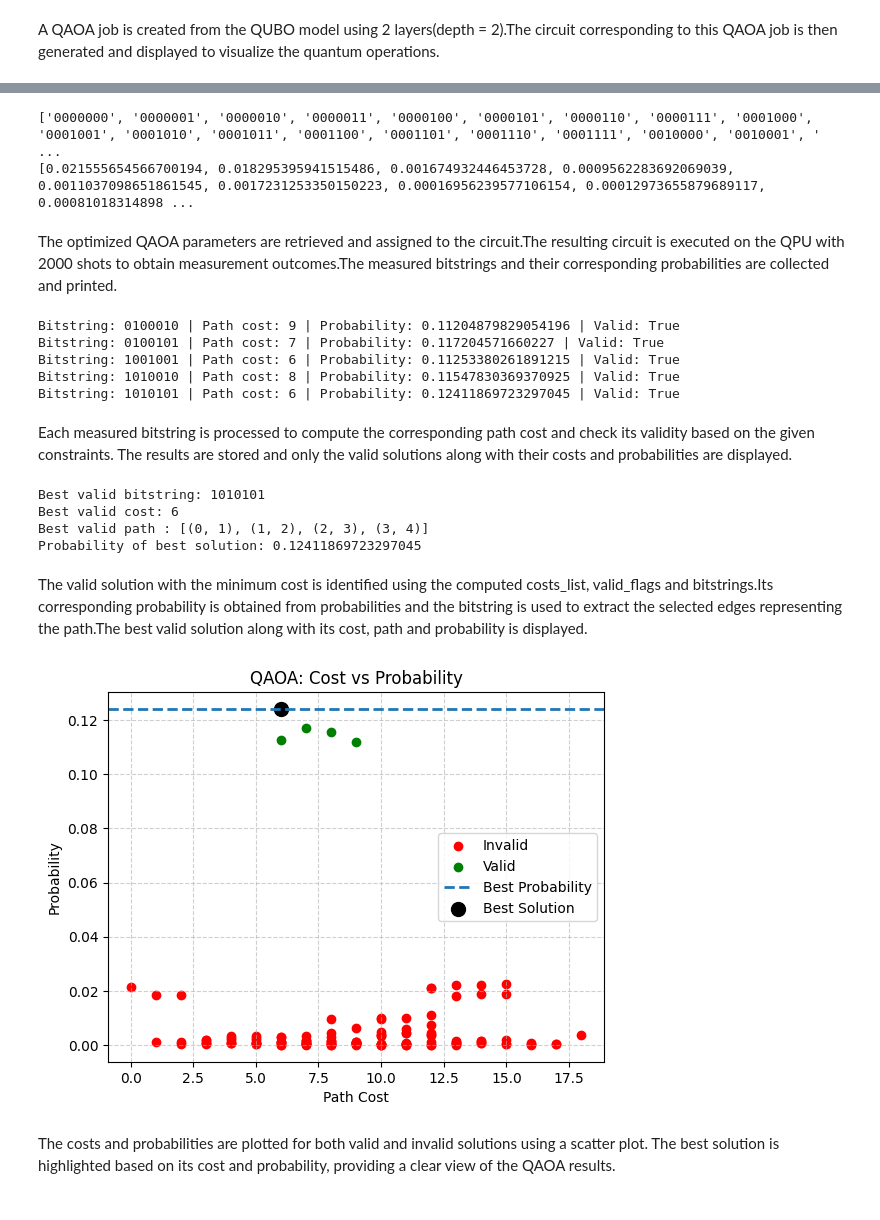
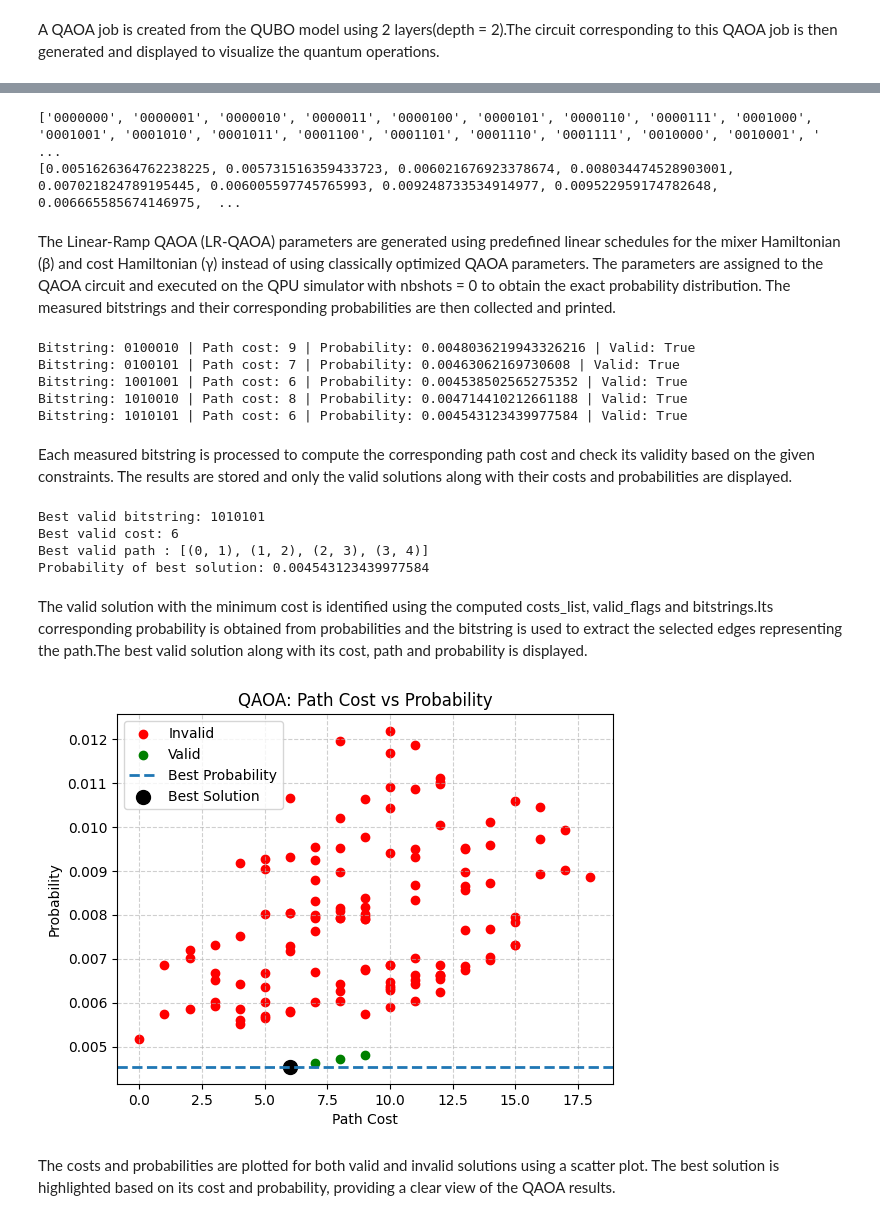
Before and after one commit to snehaesther/qubo, a Jupyter notebook: qaoa_notebook/qaoa_prob_cost.ipynb, the cells around one changed output, grey strips where cells are left out. Drawn from its saved outputs; the diff is of its cells as text; code cells hidden in the pictures.

Commit message:
LR-QAOA Implementation

```diff
--- a/qaoa_notebook/qaoa_prob_cost.ipynb
+++ b/qaoa_notebook/qaoa_prob_cost.ipynb
@@ -68,11 +68,9 @@ Q matrix:
 # %% [markdown]
 The matrix is made symmetric and its sign is flipped to convert the problem into a maximization form required by QAOA.Finally, the matrix is converted into a QUBO object.
 # %%
-# Convert to Ising
-# ising = qubo.to_ising()
-
 # Create QAOA job (2 layers)
 job = qubo.qaoa_job(2,False)
+circuit = job.circuit
 # Display circuit
 job.circuit.display()
 # %% [output]
@@ -95,14 +86,20 @@ A default QPU (simulator) is initialized and used to execute the QAOA job.The re
 # %%
-param_map = result.parameter_map
+# Linear-ramp schedule parameters
+delta_beta = 0.1
+delta_gamma = 0.2
 
-bitstrings, probabilities, final_result = execute_qaoa_and_get_results(job, qpu, param_map, Q,nbshots=0)
+# Generate fixed LR-QAOA parameters
+param_map = linear_ramp_parameters(2, delta_beta, delta_gamma)
+#print(param_map)
+
+bitstrings, probabilities, final_result = execute_qaoa_and_get_results(circuit, qpu, param_map, Q,nbshots=0)
 print(bitstrings)
 print(probabilities)
 # %% [output]
 ['0000000', '0000001', '0000010', '0000011', '0000100', '0000101', '0000110', '0000111', '0001000', '0001001', '0001010', '0001011', '0001100', '0001101', '0001110', '0001111', '0010000', '0010001', ' ...
-[0.021555654566700194, 0.018295395941515486, 0.001674932446453728, 0.0009562283692069039, 0.0011037098651861545, 0.0017231253350150223, 0.00016956239577106154, 0.00012973655879689117, 0.00081018314898 ...
+[0.0051626364762238225, 0.005731516359433723, 0.006021676923378674, 0.008034474528903001, 0.007021824789195445, 0.006005597745765993, 0.009248733534914977, 0.009522959174782648, 0.006665585674146975,  ...
 # %% [markdown]
-The optimized QAOA parameters are retrieved and assigned to the circuit.The resulting circuit is executed on the QPU with 2000 shots to obtain measurement outcomes.The measured bitstrings and their corresponding probabilities are collected and printed.
+The Linear-Ramp QAOA (LR-QAOA) parameters are generated using predefined linear schedules for the mixer Hamiltonian (β) and cost Hamiltonian (γ) instead of using classically optimized QAOA parameters. The parameters are assigned to the QAOA circuit and executed on the QPU simulator with nbshots = 0 to obtain the exact probability distribution. The measured bitstrings and their corresponding probabilities are then collected and printed.
 # %%
 costs_list = []
 valid_flags = []
@@ -130,11 +127,11 @@ for b, c, v, p in zip(bitstrings, costs_list, valid_flags,probabilities):
   if v:
     print("Bitstring:", b, "| Path cost:", c,"| Probability:", p,"| Valid:",v)
 # %% [output]
-Bitstring: 0100010 | Path cost: 9 | Probability: 0.11204879829054196 | Valid: True
-Bitstring: 0100101 | Path cost: 7 | Probability: 0.117204571660227 | Valid: True
-Bitstring: 1001001 | Path cost: 6 | Probability: 0.11253380261891215 | Valid: True
-Bitstring: 1010010 | Path cost: 8 | Probability: 0.11547830369370925 | Valid: True
-Bitstring: 1010101 | Path cost: 6 | Probability: 0.12411869723297045 | Valid: True
+Bitstring: 0100010 | Path cost: 9 | Probability: 0.0048036219943326216 | Valid: True
+Bitstring: 0100101 | Path cost: 7 | Probability: 0.00463062169730608 | Valid: True
+Bitstring: 1001001 | Path cost: 6 | Probability: 0.004538502565275352 | Valid: True
+Bitstring: 1010010 | Path cost: 8 | Probability: 0.004714410212661188 | Valid: True
+Bitstring: 1010101 | Path cost: 6 | Probability: 0.004543123439977584 | Valid: True
 # %% [markdown]
 Each measured bitstring is processed to compute the corresponding path cost and check its validity based on the given constraints. The results are stored and only the valid solutions along with their costs and probabilities are displayed.
 # %%
@@ -170,40 +167,40 @@ print("Probability of best solution:", best_prob)
 Best valid bitstring: 1010101
 Best valid cost: 6
 Best valid path : [(0, 1), (1, 2), (2, 3), (3, 4)]
-Probability of best solution: 0.12411869723297045
+Probability of best solution: 0.004543123439977584
 # %% [markdown]
 The valid solution with the minimum cost is identified using the computed costs_list, valid_flags and bitstrings.Its corresponding probability is obtained from probabilities and the bitstring is used to extract the selected edges representing the path.The best valid solution along with its cost, path and probability is displayed.
 # %%
 import matplotlib.pyplot as plt
 
 # valid
 valid_x = [c for c, v in zip(costs_list, valid_flags) if v]
 valid_y = [p for p, v in zip(probabilities, valid_flags) if v]
 
 # invalid
 invalid_x = [c for c, v in zip(costs_list, valid_flags) if not v]
 invalid_y = [p for p, v in zip(probabilities, valid_flags) if not v]
 
 # Plot
 plt.scatter(invalid_x, invalid_y, color='red', label='Invalid')
 plt.scatter(valid_x, valid_y, color='green', label='Valid')
 
 
 # mark best probability
 if best_prob is not None:
     plt.axhline(y=best_prob, linestyle='--', linewidth=2, label='Best Probability')
 
 # Plot the optimal solution point
     plt.scatter(best_cost, best_prob, s=100, color='black', label='Best Solution')
 
 plt.xlabel("Path Cost")
 plt.ylabel("Probability")
-plt.title("QAOA: Cost vs Probability")
+plt.title("QAOA: Path Cost vs Probability")
 
 plt.legend()
 plt.grid(True, linestyle='--', alpha=0.6)
 plt.show()
 # %% [output]
-[figure, old version]
+[figure, new version]
 # %% [markdown]
 The costs and probabilities are plotted for both valid and invalid solutions using a scatter plot. The best solution is highlighted based on its cost and probability, providing a clear view of the QAOA results.
```
Also changed, not shown: parts of 4 cells of this notebook, 2 other files.
